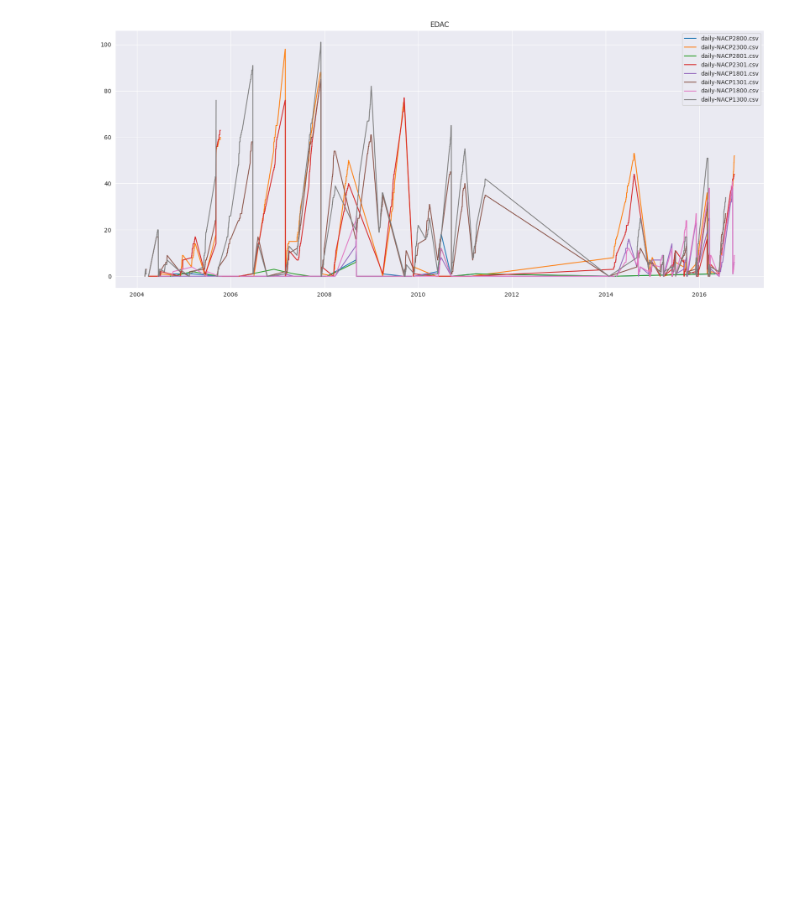
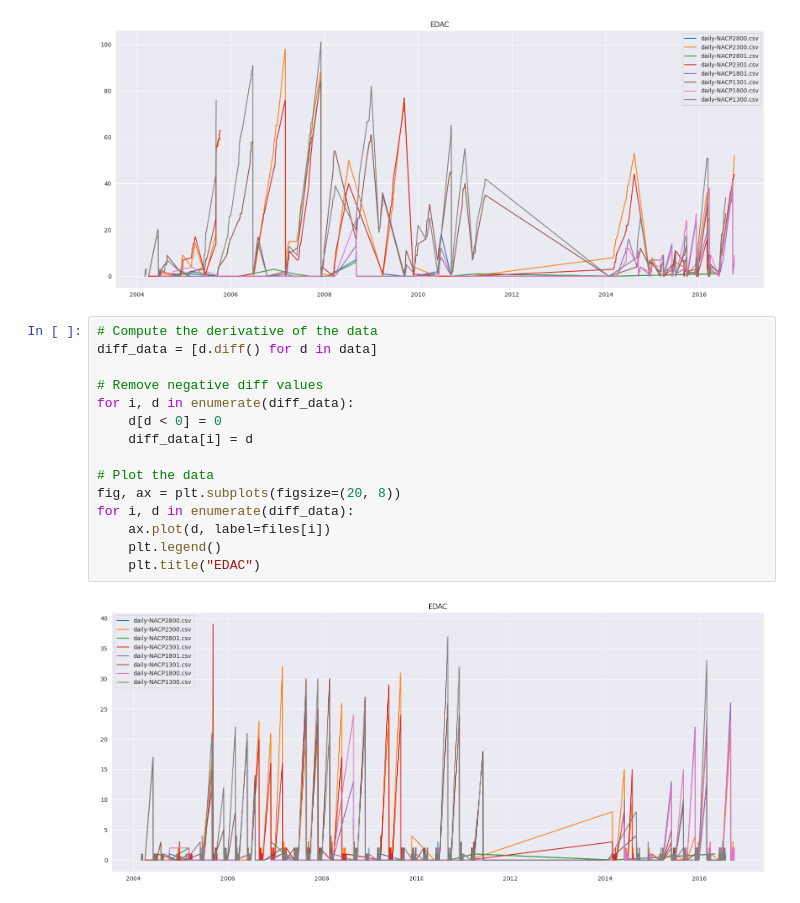
Before and after one commit to CS-433/ml-project-2-ml4esa, a Jupyter notebook: DataFetcher.ipynb, the cells around one changed output. Cells and saved outputs as stored; diff of their text form; blank space fills up the shorter version.

Commit message:
remeove negative slopes

```diff
--- a/DataFetcher.ipynb
+++ b/DataFetcher.ipynb
@@ -129,3 +129,20 @@ dtype: int64
 EDAC    19
 dtype: int64
 [figure]
+# %%
+# Compute the derivative of the data
+diff_data = [d.diff() for d in data]
+
+# Remove negative diff values
+for i, d in enumerate(diff_data):
+    d[d < 0] = 0
+    diff_data[i] = d
+
+# Plot the data
+fig, ax = plt.subplots(figsize=(20, 8))
+for i, d in enumerate(diff_data):
+    ax.plot(d, label=files[i])
+    plt.legend()
+    plt.title("EDAC")
+# %% [output]
+[figure, added]
```
Also changed, not shown: parts of 1 cell of this notebook.
